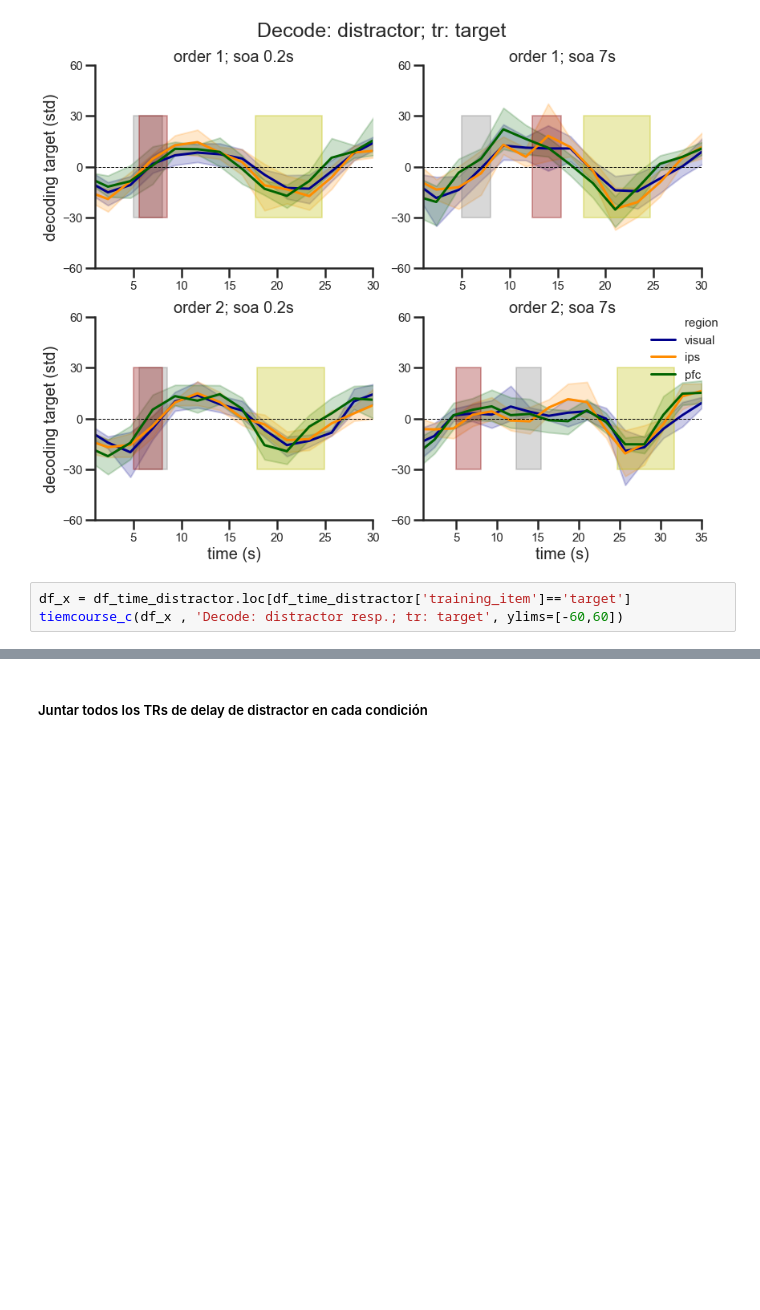
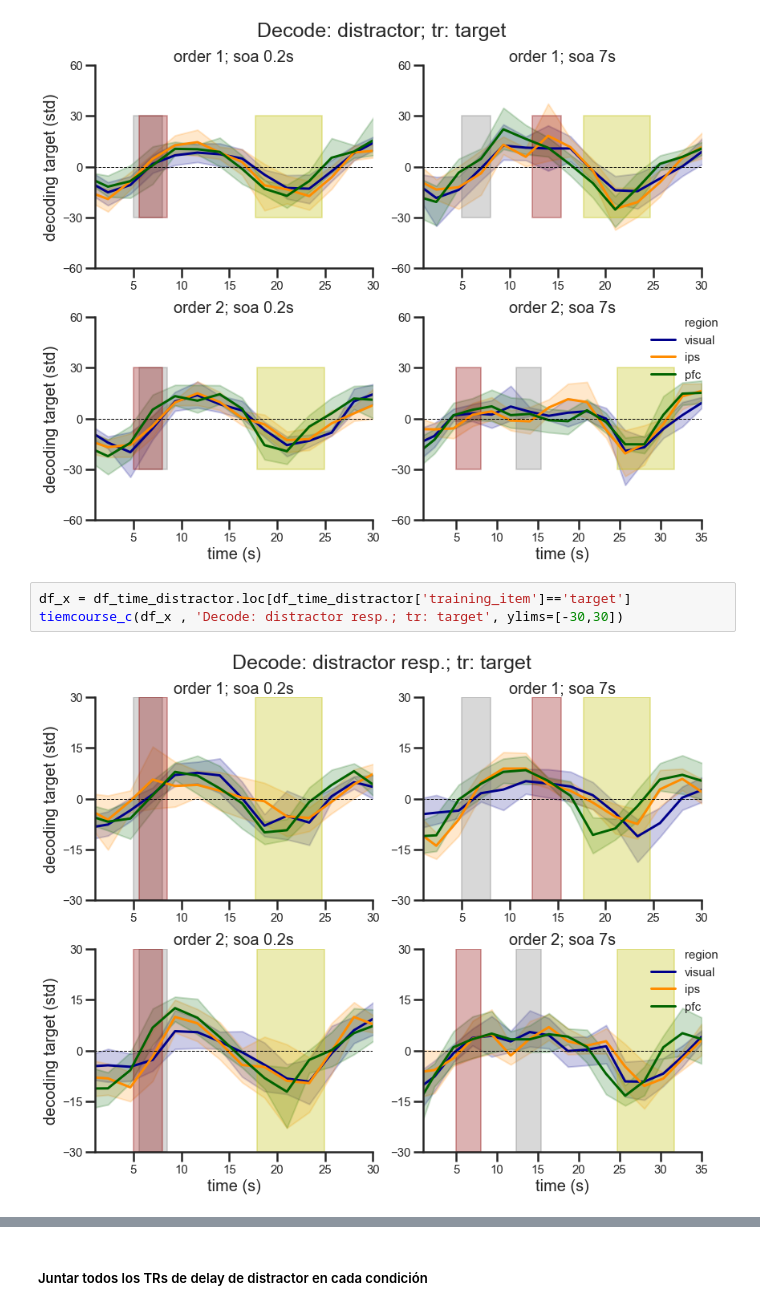
Before and after one commit to davidbestue/encoding, a Jupyter notebook: scripts/plots/IEM/Questions.ipynb, the cells around one changed output, grey strips where cells are left out. Drawn from its saved outputs; the diff is of its cells as text; blank space fills up the shorter version.

```diff
--- a/scripts/plots/IEM/Questions.ipynb
+++ b/scripts/plots/IEM/Questions.ipynb
@@ -316,4 +322,6 @@ tiemcourse_c(df_x , 'Decode: distractor; tr: target', ylims=[-60,60])
 [figure]
 # %%
 df_x = df_time_distractor.loc[df_time_distractor['training_item']=='target']
-tiemcourse_c(df_x , 'Decode: distractor resp.; tr: target', ylims=[-60,60])
+tiemcourse_c(df_x , 'Decode: distractor resp.; tr: target', ylims=[-30,30])
+# %% [output]
+[figure, added]
```
Also changed, not shown: parts of 4 cells of this notebook.
